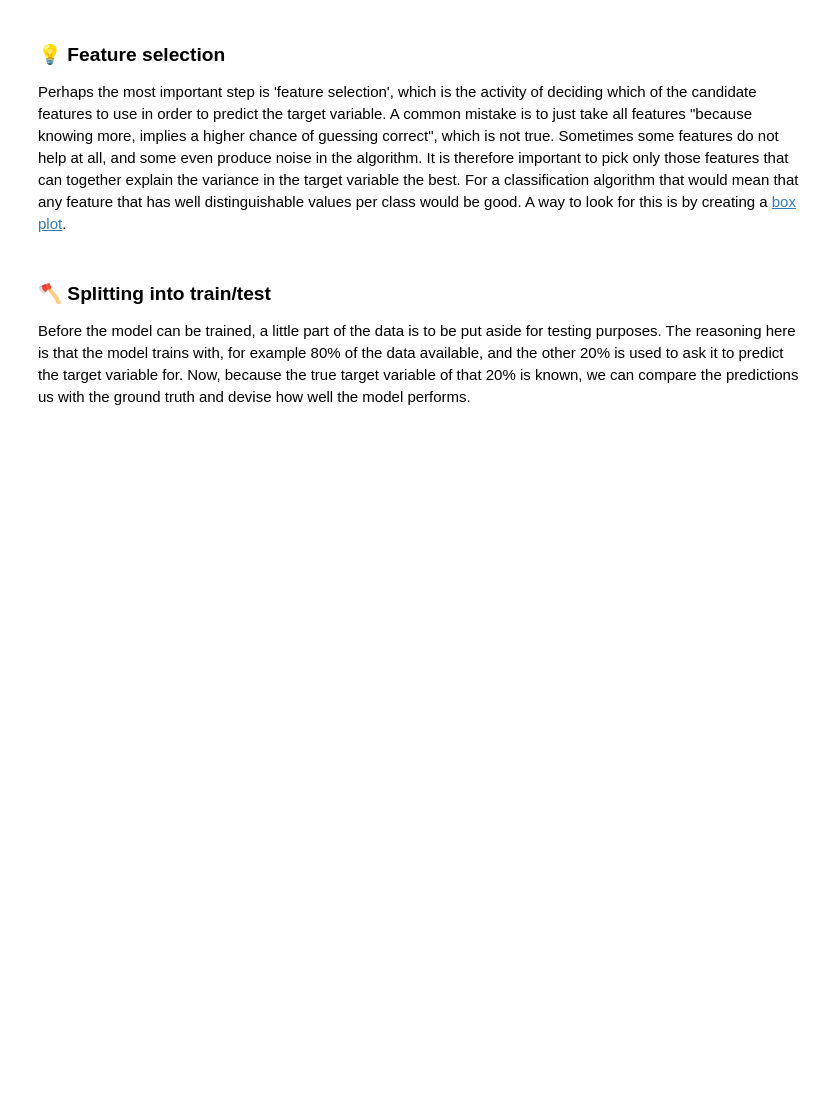
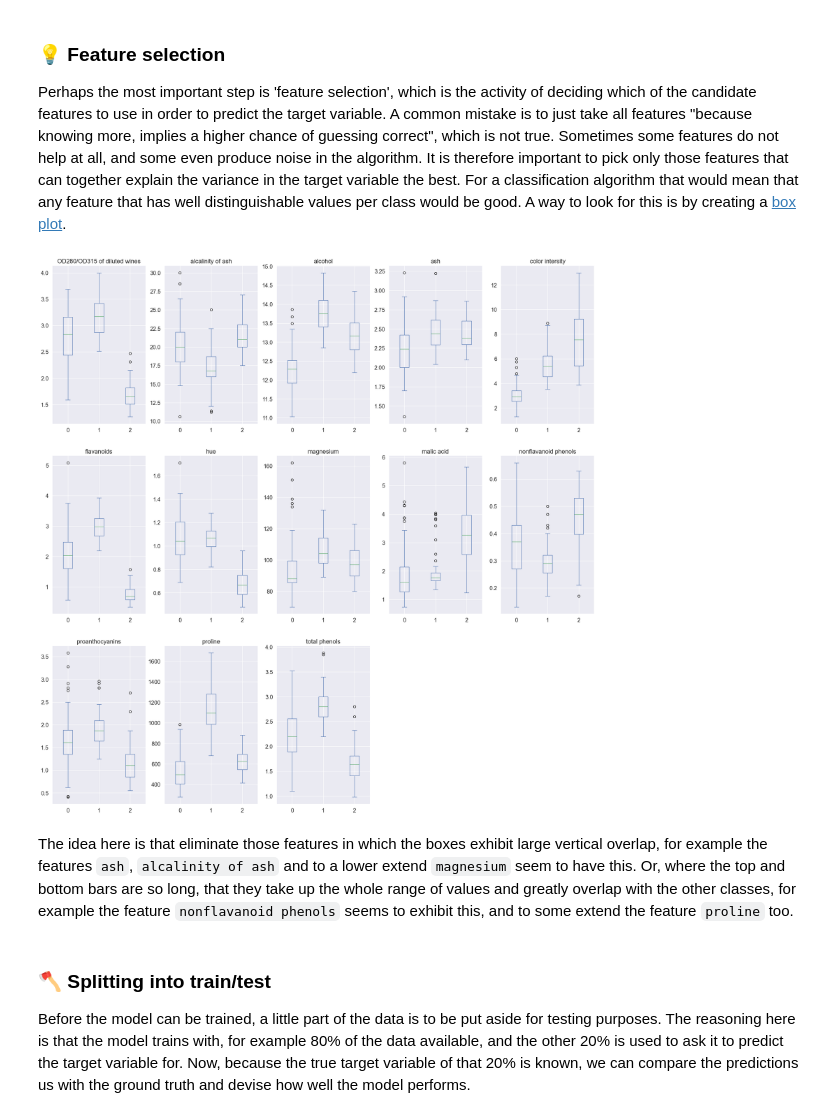
Before and after one commit to DimitarMalamski/wine-categorizer, a Jupyter notebook: wine-categorizer.ipynb, the cells around one changed output. Cells and saved outputs as stored; diff of their text form; code cells hidden in the pictures; blank space fills up the shorter version.

```diff
--- a/wine-categorizer.ipynb
+++ b/wine-categorizer.ipynb
@@ -258,4 +248,10 @@ There are no null values in the data. In the EDA section we have already looked
 # %% [markdown]
 ### 💡 Feature selection
 Perhaps the most important step is 'feature selection', which is the activity of deciding which of the candidate features to use in order to predict the target variable. A common mistake is to just take all features "because knowing more, implies a higher chance of guessing correct", which is not true. Sometimes some features do not help at all, and some even produce noise in the algorithm. It is therefore important to pick only those features that can together explain the variance in the target variable the best. For a classification algorithm that would mean that any feature that has well distinguishable values per class would be good. A way to look for this is by creating a [box plot](https://pandas.pydata.org/pandas-docs/stable/reference/api/pandas.DataFrame.boxplot.html).
+# %%
+plot = df.plot(kind="box", subplots=True, sharey=False, layout=(3,5), column=list(df.columns[:-1]), by="class")
+# %% [output]
+[figure, added]
+# %% [markdown]
+The idea here is that eliminate those features in which the boxes exhibit large vertical overlap, for example the features `ash`, `alcalinity of ash` and to a lower extend `magnesium` seem to have this. Or, where the top and bottom bars are so long, that they take up the whole range of values and greatly overlap with the other classes, for example the feature `nonflavanoid phenols` seems to exhibit this, and to some extend the feature `proline` too.
 # %%
```
Also changed, not shown: parts of 19 cells of this notebook, 1 other file.
